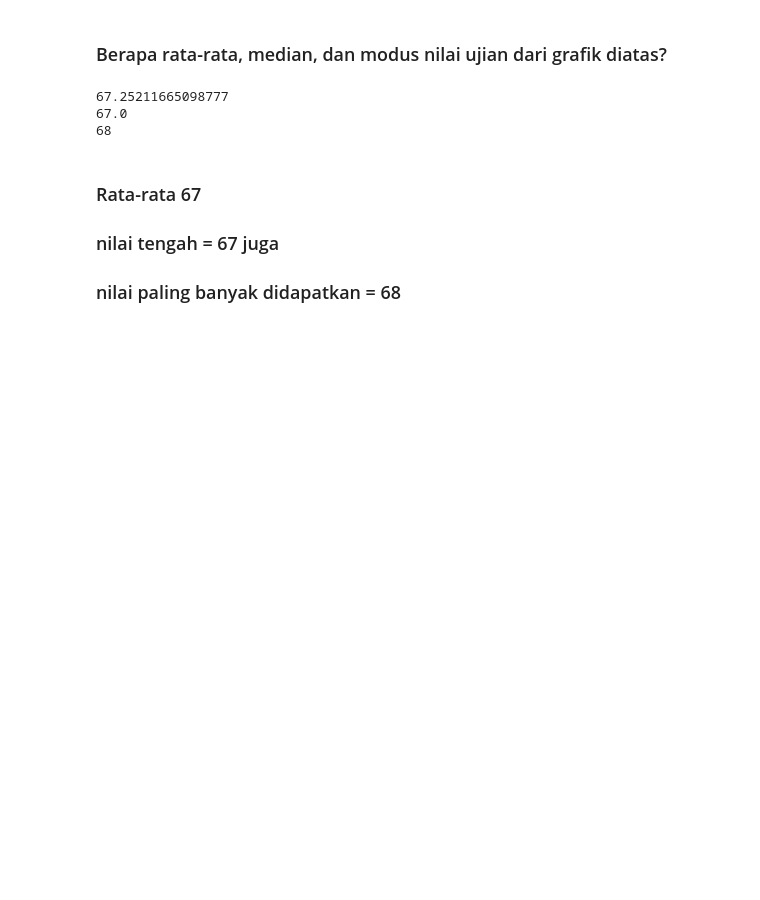
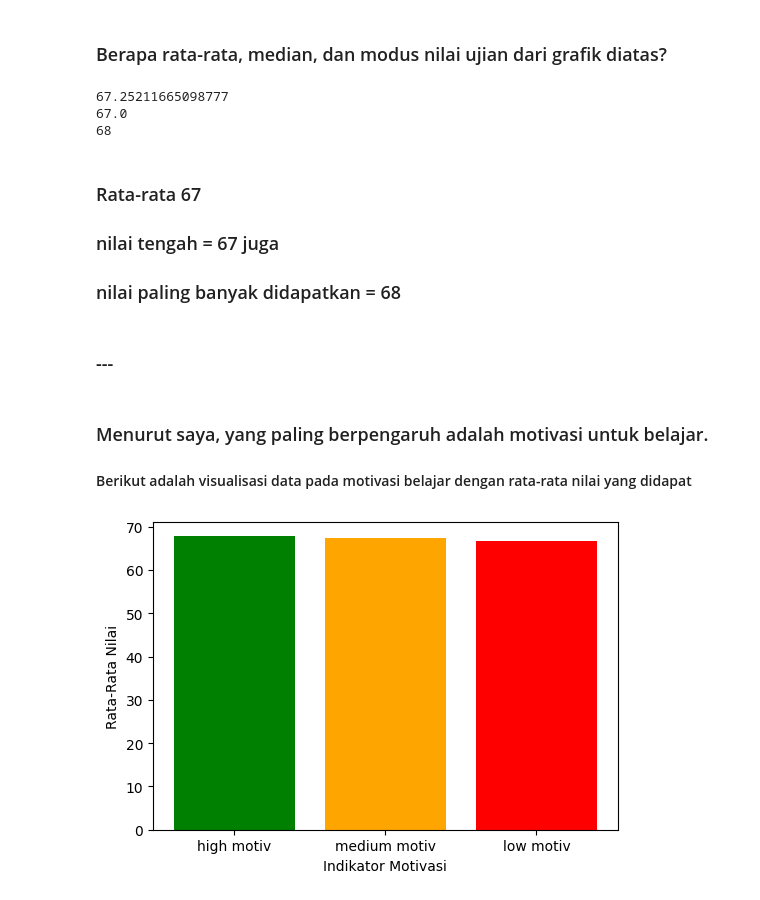
Before and after one commit to satoshi5761/learning_machine_learning, a Jupyter notebook: tugas/tugas.ipynb, the cells around one changed output. Drawn from its saved outputs; the diff is of its cells as text; code cells hidden in the pictures; blank space fills up the shorter version.

```diff
--- a/tugas/tugas.ipynb
+++ b/tugas/tugas.ipynb
@@ -167,3 +167,26 @@ print(df['Exam_Score'].mode()[0]) # modus
 ### Rata-rata 67
 ### nilai tengah = 67 juga
 ### nilai paling banyak didapatkan = 68
+# %% [markdown]
+### ---
+# %% [markdown]
+### Menurut saya, yang paling berpengaruh adalah motivasi untuk belajar.
+#### Berikut adalah visualisasi data pada motivasi belajar dengan rata-rata nilai yang didapat
+# %%
+
+
+high_motiv_mean = (df[df['Motivation_Level'] == 'High']['Exam_Score'].mean()) # ambil rata rata dimana motivasi belajar = High
+medium_motiv_mean = (df[df['Motivation_Level'] == 'Medium']['Exam_Score'].mean()) # ambil rata rata dimana motivasi belajar = Medium
+low_motiv_mean = (df[df['Motivation_Level'] == 'Low']['Exam_Score'].mean()) # ambil rata rata dimana motivasi belajar = Low
+
+categories = [high_motiv_mean, medium_motiv_mean, low_motiv_mean]
+label = ["high motiv", "medium motiv", "low motiv"]
+
+plt.figure(figsize=(6, 4))
+plt.bar(label, categories, color=["green", "orange", "red"])
+
+plt.xlabel("Indikator Motivasi")
+plt.ylabel("Rata-Rata Nilai")
+plt.show()
+# %% [output]
+[figure, added]
```
Also changed, not shown: parts of 7 cells of this notebook.
